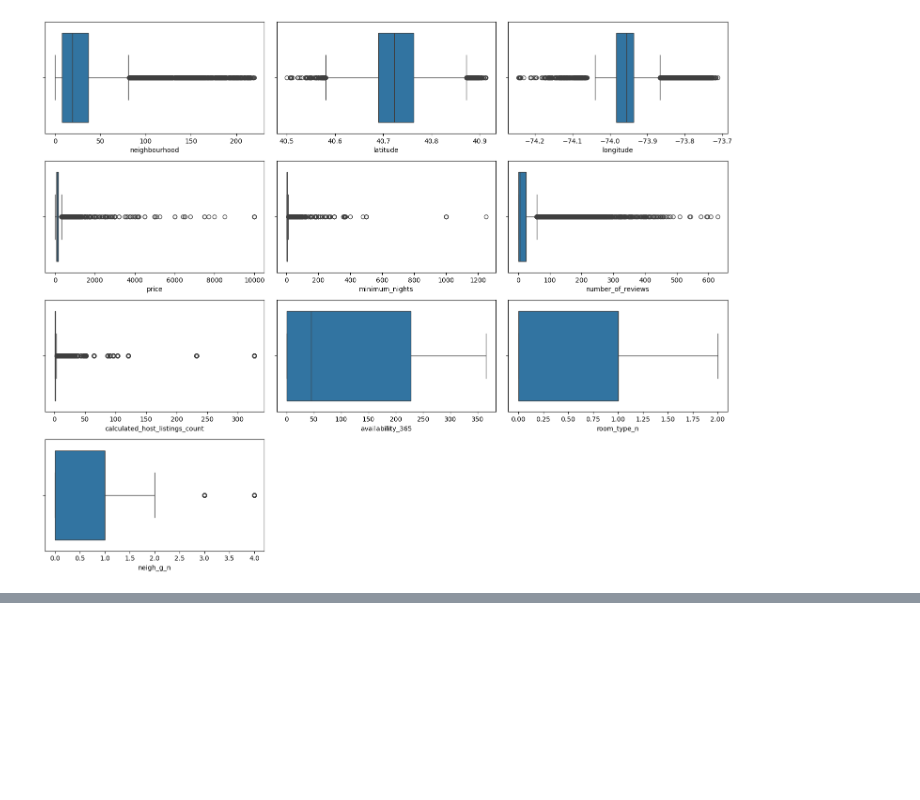
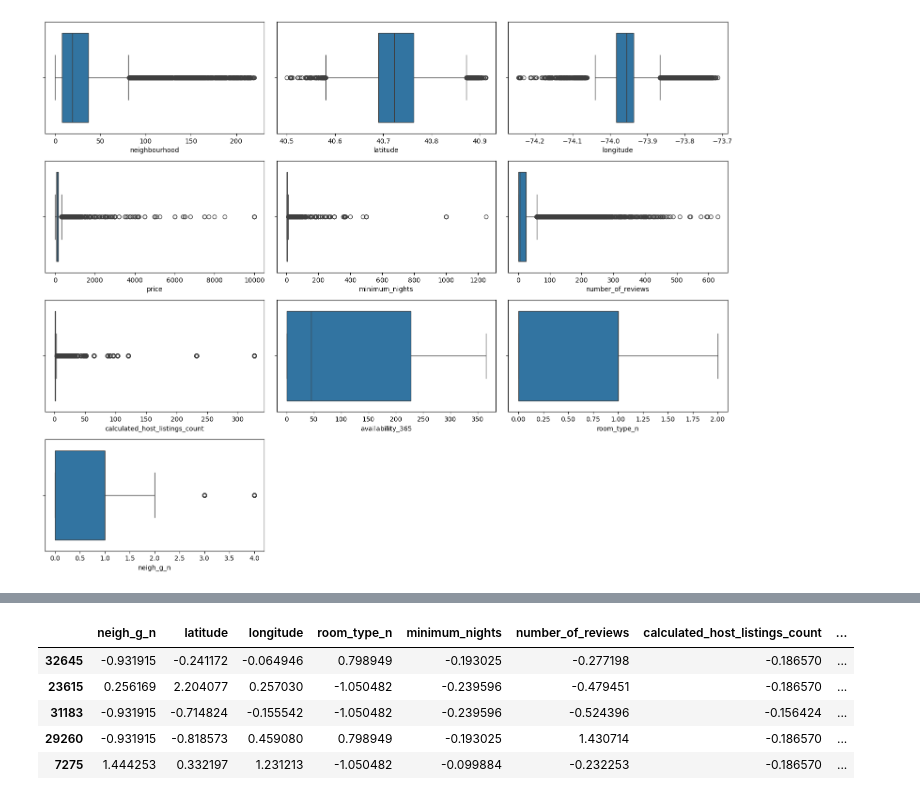
Before and after one commit to 4GeeksAcademy/ivandla96-Proyeto-EDA1, a Jupyter notebook: src/explore.ipynb, the cells around one changed output, grey strips where cells are left out. Cells and saved outputs as stored; diff of their text form; code cells hidden in the pictures; blank space fills up the shorter version.

```diff
--- a/src/explore.ipynb
+++ b/src/explore.ipynb
@@ -324,0 +524,29 @@ plt.show()
+# %%
+from sklearn.preprocessing import StandardScaler
+
+normalizador_con_outliers = StandardScaler()
+normalizador_con_outliers.fit(X_train_con_outliers)
+
+X_train_con_outliers_norm = normalizador_con_outliers.transform(X_train_con_outliers)
+X_train_con_outliers_norm = pd.DataFrame(X_train_con_outliers_norm, index = X_train_con_outliers.index, columns = num_variables)
+
+X_test_con_outliers_norm = normalizador_con_outliers.transform(X_test_con_outliers)
+X_test_con_outliers_norm = pd.DataFrame(X_test_con_outliers_norm, index = X_test_con_outliers.index, columns = num_variables)
+
+normalizador_sin_outliers = StandardScaler()
+normalizador_sin_outliers.fit(X_train_sin_outliers)
+
+X_train_sin_outliers_norm = normalizador_sin_outliers.transform(X_train_sin_outliers) #Se repite el proceso pero sin outliers
+X_train_sin_outliers_norm = pd.DataFrame(X_train_sin_outliers_norm, index = X_train_sin_outliers.index, columns = num_variables)
+
+X_test_sin_outliers_norm = normalizador_sin_outliers.transform(X_test_sin_outliers)
+X_test_sin_outliers_norm = pd.DataFrame(X_test_sin_outliers_norm, index = X_test_sin_outliers.index, columns = num_variables)
+
+X_train_con_outliers_norm.head()
+# %% [output]
+|  | neigh_g_n | latitude | longitude | room_type_n | minimum_nights | number_of_reviews | calculated_host_listings_count | ... |
+| 32645 | -0.931915 | -0.241172 | -0.064946 | 0.798949 | -0.193025 | -0.277198 | -0.186570 | ... |
+| 23615 | 0.256169 | 2.204077 | 0.257030 | -1.050482 | -0.239596 | -0.479451 | -0.186570 | ... |
+| 31183 | -0.931915 | -0.714824 | -0.155542 | -1.050482 | -0.239596 | -0.524396 | -0.156424 | ... |
+| 29260 | -0.931915 | -0.818573 | 0.459080 | 0.798949 | -0.193025 | 1.430714 | -0.186570 | ... |
+| 7275 | 1.444253 | 0.332197 | 1.231213 | -1.050482 | -0.099884 | -0.232253 | -0.186570 | ... |
```
Also changed, not shown: parts of 22 cells of this notebook, 18 other files.
